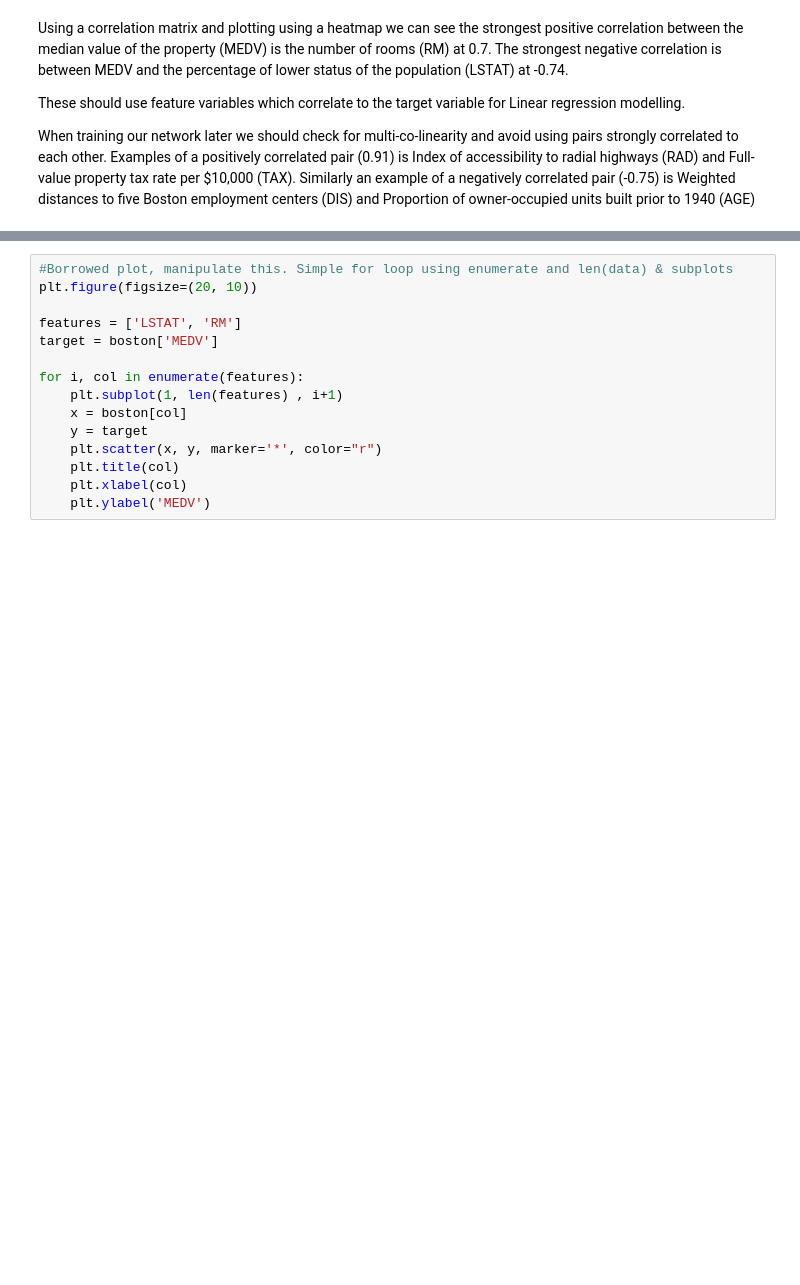
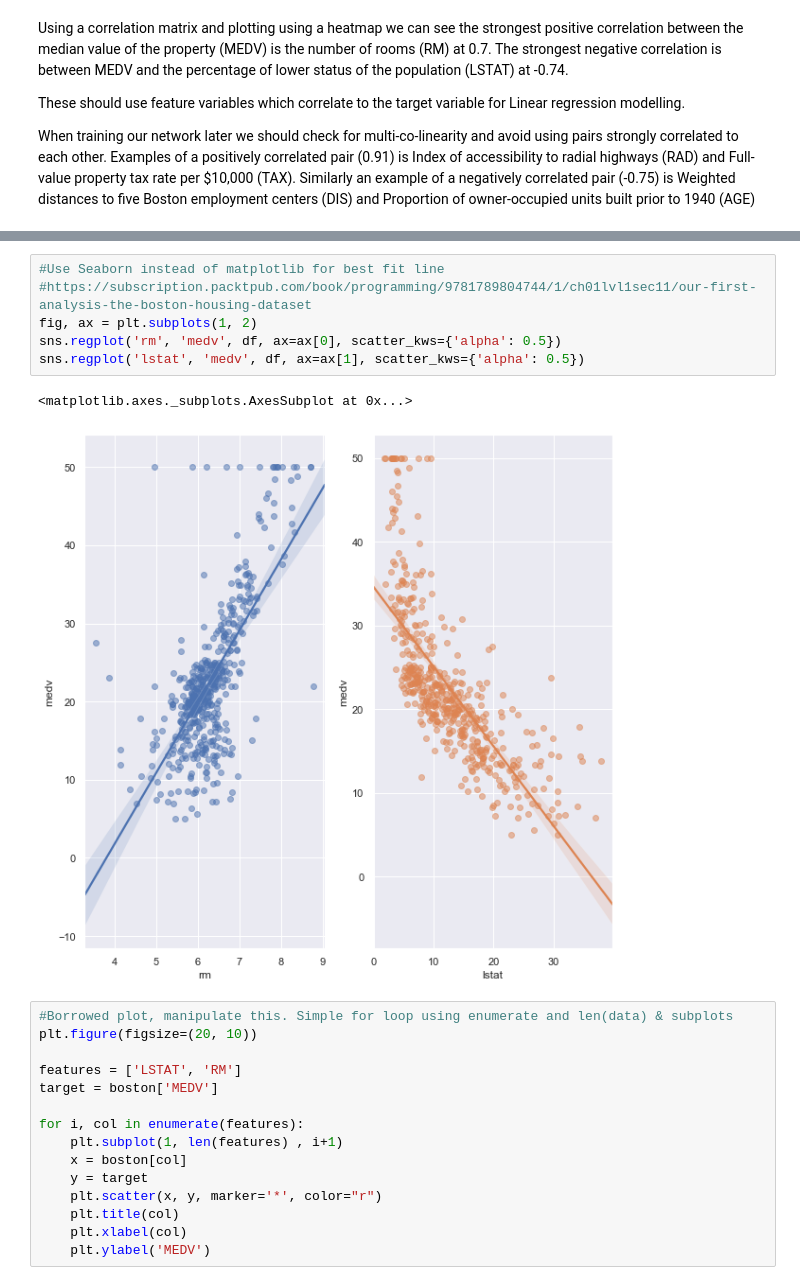
Before and after one commit to G00364690/MLS-Project, a Jupyter notebook: MLS Project.ipynb, the cells around one changed output, grey strips where cells are left out. Cells and saved outputs as stored; diff of their text form; blank space fills up the shorter version.

```diff
--- a/MLS Project.ipynb
+++ b/MLS Project.ipynb
@@ -104,3 +164,12 @@ When training our network later we should check for multi-co-linearity and avoid
+# %%
+#Use Seaborn instead of matplotlib for best fit line
+#https://subscription.packtpub.com/book/programming/9781789804744/1/ch01lvl1sec11/our-first-analysis-the-boston-housing-dataset
+fig, ax = plt.subplots(1, 2)
+sns.regplot('rm', 'medv', df, ax=ax[0], scatter_kws={'alpha': 0.5})
+sns.regplot('lstat', 'medv', df, ax=ax[1], scatter_kws={'alpha': 0.5})
+# %% [output]
+<matplotlib.axes._subplots.AxesSubplot at 0x...>
+[figure, added]
 # %%
 #Borrowed plot, manipulate this. Simple for loop using enumerate and len(data) & subplots
 plt.figure(figsize=(20, 10))
```
Also changed, not shown: parts of 17 cells of this notebook.
